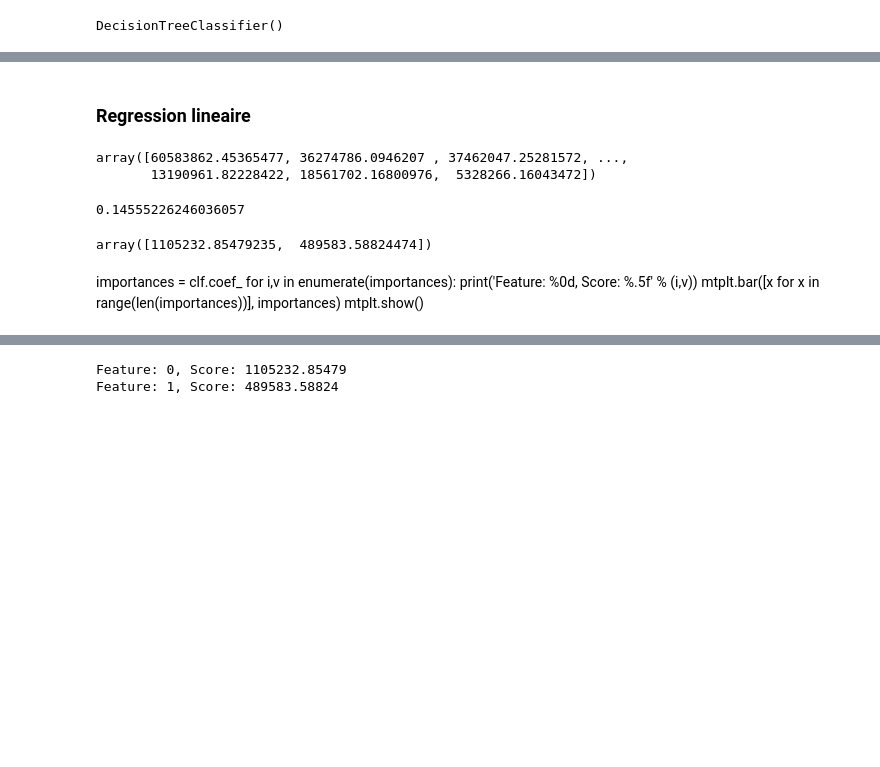
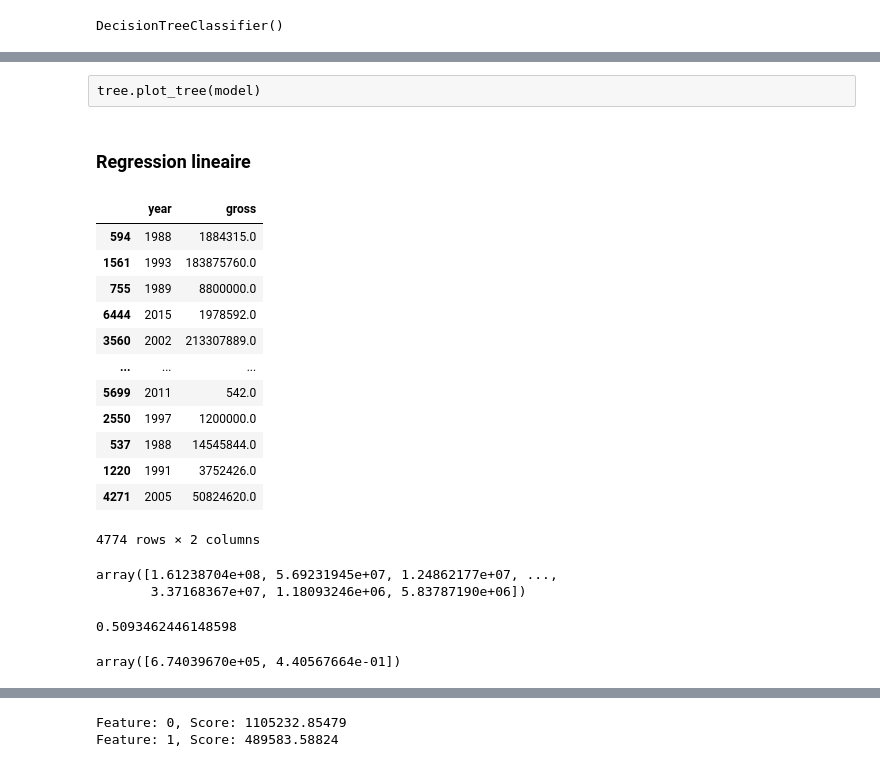
Before and after one commit to gruelg/M1-IOT-H3-PYTHON, a Jupyter notebook: Machine Learning/Mini_Projet.ipynb, the cells around one changed output, grey strips where cells are left out. Drawn from its saved outputs; the diff is of its cells as text; code cells hidden in the pictures; blank space fills up the shorter version.

```diff
--- a/Machine Learning/Mini_Projet.ipynb
+++ b/Machine Learning/Mini_Projet.ipynb
@@ -170,23 +173,40 @@ print(accuracy_score(y_train, predictions))
+# %% [raw]
+tree.plot_tree(model)
 # %% [markdown]
 ### Regression lineaire
+# %%
+y = df["budget"]
+x = df[["year","gross"]]
+# %%
+x_train, x_test, y_train, y_test =  train_test_split(x, y, test_size=0.3, random_state=7)
+# %%
+x_train
+# %% [output]
+|  | year | gross |
+| 594 | 1988 | 1884315.0 |
+| 1561 | 1993 | 183875760.0 |
+| 755 | 1989 | 8800000.0 |
+| 6444 | 2015 | 1978592.0 |
+| 3560 | 2002 | 213307889.0 |
+| ... | ... | ... |
+| 5699 | 2011 | 542.0 |
+| 2550 | 1997 | 1200000.0 |
+| 537 | 1988 | 14545844.0 |
+| 1220 | 1991 | 3752426.0 |
+| 4271 | 2005 | 50824620.0 |
+4774 rows × 2 columns
 # %%
 clf = LinearRegression().fit(x_train, y_train)
 # %%
 clf.predict(x_test)
 # %% [output]
-array([60583862.45365477, 36274786.0946207 , 37462047.25281572, ...,
-       13190961.82228422, 18561702.16800976,  5328266.16043472])
+array([1.61238704e+08, 5.69231945e+07, 1.24862177e+07, ...,
+       3.37168367e+07, 1.18093246e+06, 5.83787190e+06])
 # %%
 clf.score(x_test,y_test)
 # %% [output]
-0.14555226246036057
+0.5093462446148598
 # %%
 clf.coef_
 # %% [output]
-array([1105232.85479235,  489583.58824474])
+array([6.74039670e+05, 4.40567664e-01])
-# %% [markdown]
-importances = clf.coef_
- for i,v in enumerate(importances):
-    print('Feature: %0d, Score: %.5f' % (i,v))
- mtplt.bar([x for x in range(len(importances))], importances)
-mtplt.show()
```
Also changed, not shown: parts of 21 cells of this notebook, 1 other file.
